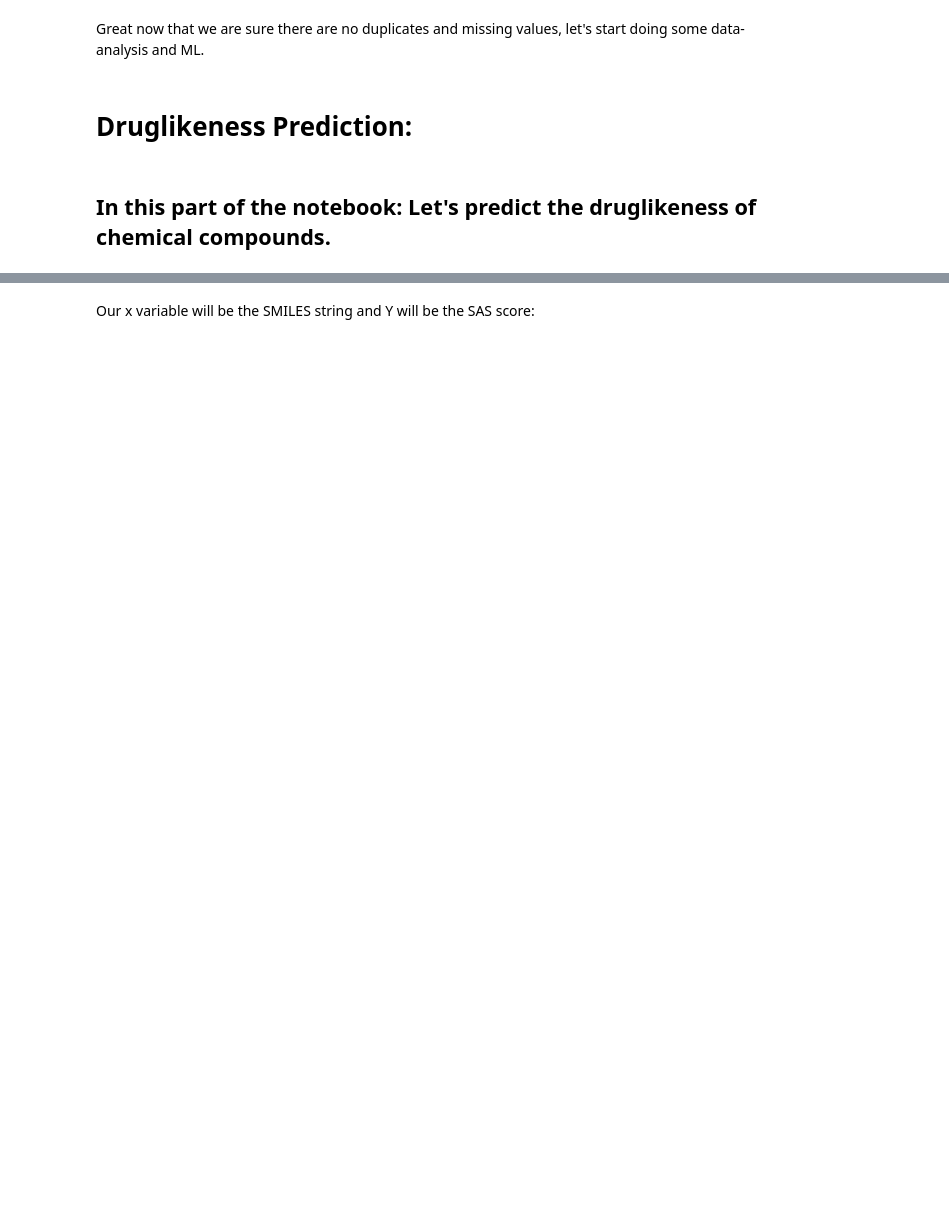
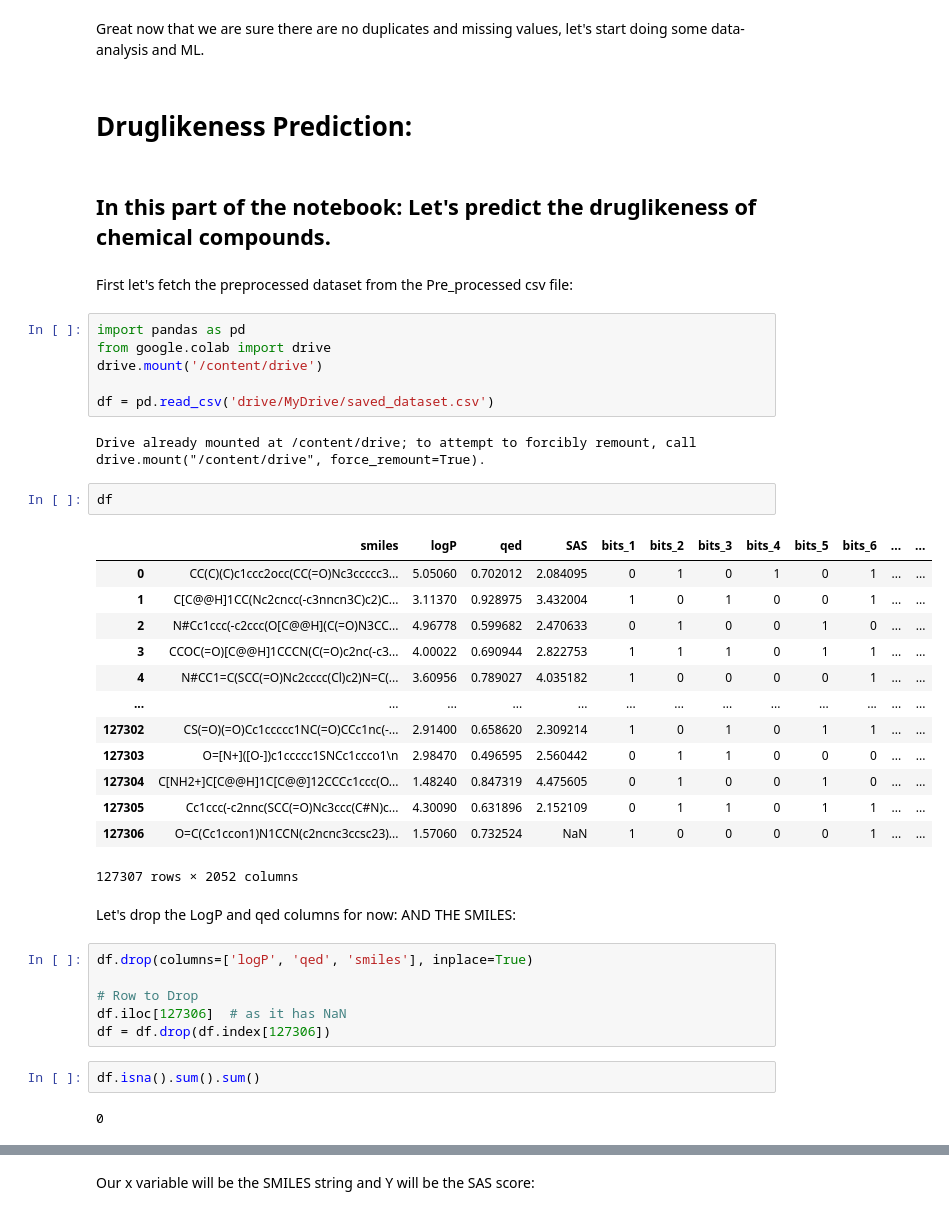
Before and after one commit to sachaRfd/Drug-Likeness-Prediction, a Jupyter notebook: Druglikeness_Prediction.ipynb, the cells around one changed output, grey strips where cells are left out. Cells and saved outputs as stored; diff of their text form; blank space fills up the shorter version.

```diff
--- a/Druglikeness_Prediction.ipynb
+++ b/Druglikeness_Prediction.ipynb
@@ -159,3 +200,41 @@ Great now that we are sure there are no duplicates and missing values, let's sta
 # Druglikeness Prediction:
 # %% [markdown]
 ## In this part of the notebook:  Let's predict the druglikeness of chemical compounds.
+# %% [markdown]
+First let's fetch the preprocessed dataset from the Pre_processed csv file:
+# %%
+import pandas as pd
+from google.colab import drive
+drive.mount('/content/drive')
+
+df = pd.read_csv('drive/MyDrive/saved_dataset.csv')
+# %% [output]
+Drive already mounted at /content/drive; to attempt to forcibly remount, call drive.mount("/content/drive", force_remount=True).
+# %%
+df
+# %% [output]
+|  | smiles | logP | qed | SAS | bits_1 | bits_2 | bits_3 | bits_4 | bits_5 | bits_6 | ... | ... |
+| 0 | CC(C)(C)c1ccc2occ(CC(=O)Nc3ccccc3... | 5.05060 | 0.702012 | 2.084095 | 0 | 1 | 0 | 1 | 0 | 1 | ... | ... |
+| 1 | C[C@@H]1CC(Nc2cncc(-c3nncn3C)c2)C... | 3.11370 | 0.928975 | 3.432004 | 1 | 0 | 1 | 0 | 0 | 1 | ... | ... |
+| 2 | N#Cc1ccc(-c2ccc(O[C@@H](C(=O)N3CC... | 4.96778 | 0.599682 | 2.470633 | 0 | 1 | 0 | 0 | 1 | 0 | ... | ... |
+| 3 | CCOC(=O)[C@@H]1CCCN(C(=O)c2nc(-c3... | 4.00022 | 0.690944 | 2.822753 | 1 | 1 | 1 | 0 | 1 | 1 | ... | ... |
+| 4 | N#CC1=C(SCC(=O)Nc2cccc(Cl)c2)N=C(... | 3.60956 | 0.789027 | 4.035182 | 1 | 0 | 0 | 0 | 0 | 1 | ... | ... |
+| ... | ... | ... | ... | ... | ... | ... | ... | ... | ... | ... | ... | ... |
+| 127302 | CS(=O)(=O)Cc1ccccc1NC(=O)CCc1nc(-... | 2.91400 | 0.658620 | 2.309214 | 1 | 0 | 1 | 0 | 1 | 1 | ... | ... |
+| 127303 | O=[N+]([O-])c1ccccc1SNCc1ccco1\n | 2.98470 | 0.496595 | 2.560442 | 0 | 1 | 1 | 0 | 0 | 0 | ... | ... |
+| 127304 | C[NH2+]C[C@@H]1C[C@@]12CCCc1ccc(O... | 1.48240 | 0.847319 | 4.475605 | 0 | 1 | 0 | 0 | 1 | 0 | ... | ... |
+| 127305 | Cc1ccc(-c2nnc(SCC(=O)Nc3ccc(C#N)c... | 4.30090 | 0.631896 | 2.152109 | 0 | 1 | 1 | 0 | 1 | 1 | ... | ... |
+| 127306 | O=C(Cc1ccon1)N1CCN(c2ncnc3ccsc23)... | 1.57060 | 0.732524 | NaN | 1 | 0 | 0 | 0 | 0 | 1 | ... | ... |
+127307 rows × 2052 columns
+# %% [markdown]
+Let's drop the LogP and qed columns for now: AND THE SMILES:
+# %%
+df.drop(columns=['logP', 'qed', 'smiles'], inplace=True)
+
+# Row to Drop
+df.iloc[127306]  # as it has NaN
+df = df.drop(df.index[127306])
+# %%
+df.isna().sum().sum()
+# %% [output]
+0
```
Also changed, not shown: parts of 34 cells of this notebook.
